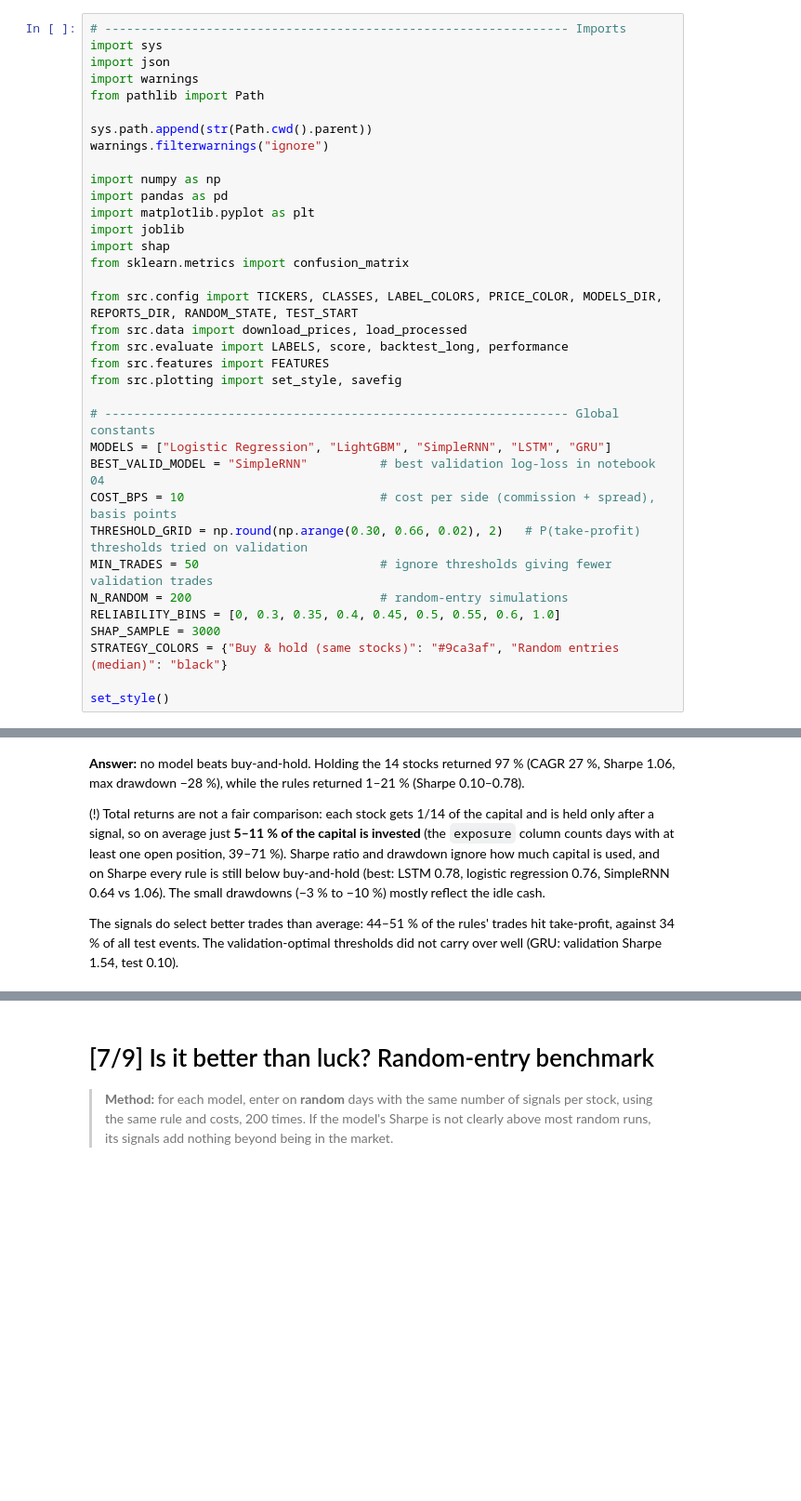
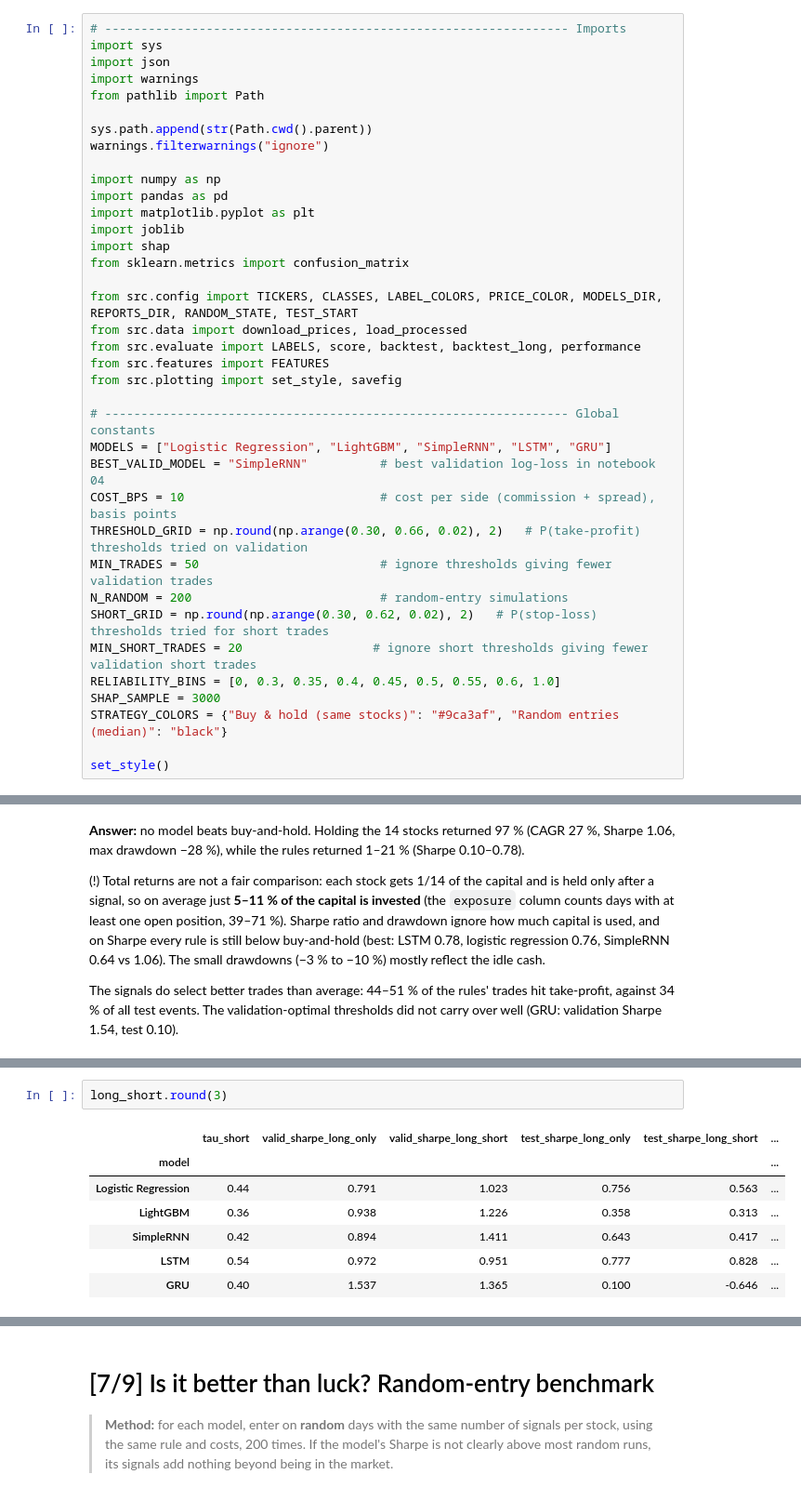
Before and after one commit to Pisit-Janthawee/dl-multiclassification-stock-triple-barrier-rnn-lstm, a Jupyter notebook: notebooks/05_evaluation_backtest.ipynb, the cells around one changed output, grey strips where cells are left out. Shown at 93% size. Cells and saved outputs as stored; diff of their text form; blank space fills up the shorter version.

```diff
--- a/notebooks/05_evaluation_backtest.ipynb
+++ b/notebooks/05_evaluation_backtest.ipynb
@@ -47,7 +47,7 @@ from sklearn.metrics import confusion_matrix
 
 from src.config import TICKERS, CLASSES, LABEL_COLORS, PRICE_COLOR, MODELS_DIR, REPORTS_DIR, RANDOM_STATE, TEST_START
 from src.data import download_prices, load_processed
-from src.evaluate import LABELS, score, backtest_long, performance
+from src.evaluate import LABELS, score, backtest, backtest_long, performance
 from src.features import FEATURES
 from src.plotting import set_style, savefig
 
@@ -58,6 +58,8 @@ COST_BPS = 10                           # cost per side (commission + spread), b
 THRESHOLD_GRID = np.round(np.arange(0.30, 0.66, 0.02), 2)   # P(take-profit) thresholds tried on validation
 MIN_TRADES = 50                         # ignore thresholds giving fewer validation trades
 N_RANDOM = 200                          # random-entry simulations
+SHORT_GRID = np.round(np.arange(0.30, 0.62, 0.02), 2)   # P(stop-loss) thresholds tried for short trades
+MIN_SHORT_TRADES = 20                  # ignore short thresholds giving fewer validation short trades
 RELIABILITY_BINS = [0, 0.3, 0.35, 0.4, 0.45, 0.5, 0.55, 0.6, 1.0]
 SHAP_SAMPLE = 3000
 STRATEGY_COLORS = {"Buy & hold (same stocks)": "#9ca3af", "Random entries (median)": "black"}
@@ -306,0 +371,10 @@ The validation-optimal thresholds did not carry over well (GRU: validation Sharp
+# %%
+long_short.round(3)
+# %% [output]
+|  | tau_short | valid_sharpe_long_only | valid_sharpe_long_short | test_sharpe_long_only | test_sharpe_long_short | ... |
+| model |  |  |  |  |  | ... |
+| Logistic Regression | 0.44 | 0.791 | 1.023 | 0.756 | 0.563 | ... |
+| LightGBM | 0.36 | 0.938 | 1.226 | 0.358 | 0.313 | ... |
+| SimpleRNN | 0.42 | 0.894 | 1.411 | 0.643 | 0.417 | ... |
+| LSTM | 0.54 | 0.972 | 0.951 | 0.777 | 0.828 | ... |
+| GRU | 0.40 | 1.537 | 1.365 | 0.100 | -0.646 | ... |
```
Also changed, not shown: parts of 7 cells of this notebook, 8 other files.
